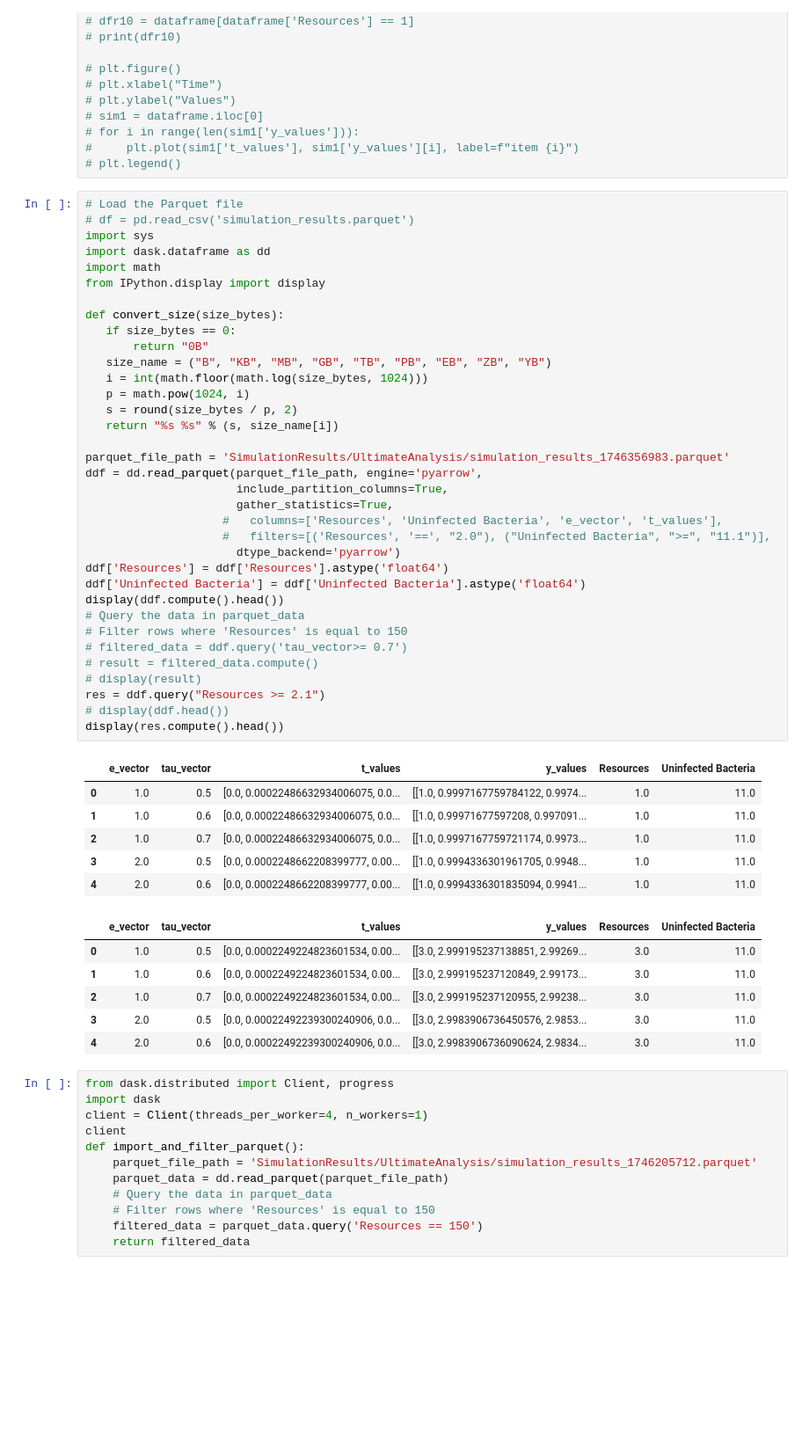
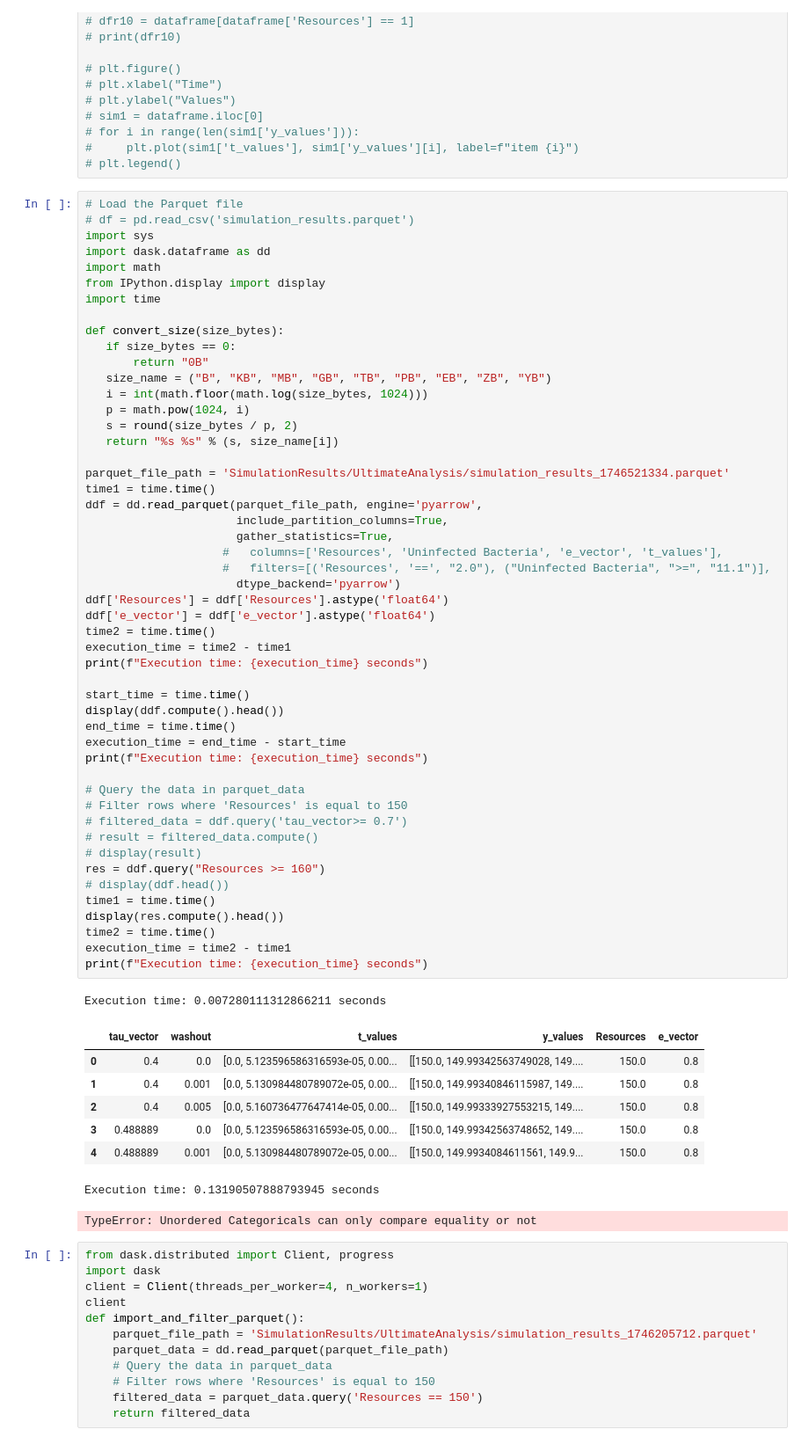
Before and after one commit to BiggusVickus/Master-Thesis, a Jupyter notebook: Untitled-1.ipynb, the cells around one changed output. Shown at 88% size. Saved outputs shown, nothing was run; the diff lists cells and outputs as text; blank space fills up the shorter version.

Commit message:
untitled 1 results

```diff
--- a/Untitled-1.ipynb
+++ b/Untitled-1.ipynb
@@ -246,48 +246,60 @@ visualizer.add_other_parameters(phage_nodes, bacteria_nodes, resource_nodes, int
 import sys
 import dask.dataframe as dd
 import math
 from IPython.display import display
+import time
 
 def convert_size(size_bytes):
    if size_bytes == 0:
        return "0B"
    size_name = ("B", "KB", "MB", "GB", "TB", "PB", "EB", "ZB", "YB")
    i = int(math.floor(math.log(size_bytes, 1024)))
    p = math.pow(1024, i)
    s = round(size_bytes / p, 2)
    return "%s %s" % (s, size_name[i])
 
-parquet_file_path = 'SimulationResults/UltimateAnalysis/simulation_results_1746356983.parquet'
+parquet_file_path = 'SimulationResults/UltimateAnalysis/simulation_results_1746521334.parquet'
+time1 = time.time()
 ddf = dd.read_parquet(parquet_file_path, engine='pyarrow',
                       include_partition_columns=True,
                       gather_statistics=True,
                     #   columns=['Resources', 'Uninfected Bacteria', 'e_vector', 't_values'],
                     #   filters=[('Resources', '==', "2.0"), ("Uninfected Bacteria", ">=", "11.1")],
                       dtype_backend='pyarrow')
 ddf['Resources'] = ddf['Resources'].astype('float64')
-ddf['Uninfected Bacteria'] = ddf['Uninfected Bacteria'].astype('float64')
+ddf['e_vector'] = ddf['e_vector'].astype('float64')
+time2 = time.time()
+execution_time = time2 - time1
+print(f"Execution time: {execution_time} seconds")
+
+start_time = time.time()
 display(ddf.compute().head())
+end_time = time.time()
+execution_time = end_time - start_time
+print(f"Execution time: {execution_time} seconds")
+
 # Query the data in parquet_data
 # Filter rows where 'Resources' is equal to 150
 # filtered_data = ddf.query('tau_vector>= 0.7')
 # result = filtered_data.compute()
 # display(result)
-res = ddf.query("Resources >= 2.1")
+res = ddf.query("Resources >= 160")
 # display(ddf.head())
+time1 = time.time()
 display(res.compute().head())
+time2 = time.time()
+execution_time = time2 - time1
+print(f"Execution time: {execution_time} seconds")
 # %% [output]
+Execution time: 0.007280111312866211 seconds
-|  | e_vector | tau_vector | t_values | y_values | Resources | Uninfected Bacteria |
-| 0 | 1.0 | 0.5 | [0.0, 0.00022486632934006075, 0.0... | [[1.0, 0.9997167759784122, 0.9974... | 1.0 | 11.0 |
-| 1 | 1.0 | 0.6 | [0.0, 0.00022486632934006075, 0.0... | [[1.0, 0.99971677597208, 0.997091... | 1.0 | 11.0 |
-| 2 | 1.0 | 0.7 | [0.0, 0.00022486632934006075, 0.0... | [[1.0, 0.9997167759721174, 0.9973... | 1.0 | 11.0 |
-| 3 | 2.0 | 0.5 | [0.0, 0.0002248662208399777, 0.00... | [[1.0, 0.9994336301961705, 0.9948... | 1.0 | 11.0 |
-| 4 | 2.0 | 0.6 | [0.0, 0.0002248662208399777, 0.00... | [[1.0, 0.9994336301835094, 0.9941... | 1.0 | 11.0 |
+|  | tau_vector | washout | t_values | y_values | Resources | e_vector |
+| 0 | 0.4 | 0.0 | [0.0, 5.123596586316593e-05, 0.00... | [[150.0, 149.99342563749028, 149.... | 150.0 | 0.8 |
+| 1 | 0.4 | 0.001 | [0.0, 5.130984480789072e-05, 0.00... | [[150.0, 149.99340846115987, 149.... | 150.0 | 0.8 |
+| 2 | 0.4 | 0.005 | [0.0, 5.160736477647414e-05, 0.00... | [[150.0, 149.99333927553215, 149.... | 150.0 | 0.8 |
+| 3 | 0.488889 | 0.0 | [0.0, 5.123596586316593e-05, 0.00... | [[150.0, 149.99342563748652, 149.... | 150.0 | 0.8 |
+| 4 | 0.488889 | 0.001 | [0.0, 5.130984480789072e-05, 0.00... | [[150.0, 149.9934084611561, 149.9... | 150.0 | 0.8 |
-|  | e_vector | tau_vector | t_values | y_values | Resources | Uninfected Bacteria |
-| 0 | 1.0 | 0.5 | [0.0, 0.0002249224823601534, 0.00... | [[3.0, 2.999195237138851, 2.99269... | 3.0 | 11.0 |
-| 1 | 1.0 | 0.6 | [0.0, 0.0002249224823601534, 0.00... | [[3.0, 2.999195237120849, 2.99173... | 3.0 | 11.0 |
-| 2 | 1.0 | 0.7 | [0.0, 0.0002249224823601534, 0.00... | [[3.0, 2.999195237120955, 2.99238... | 3.0 | 11.0 |
-| 3 | 2.0 | 0.5 | [0.0, 0.00022492239300240906, 0.0... | [[3.0, 2.9983906736450576, 2.9853... | 3.0 | 11.0 |
-| 4 | 2.0 | 0.6 | [0.0, 0.00022492239300240906, 0.0... | [[3.0, 2.9983906736090624, 2.9834... | 3.0 | 11.0 |
+Execution time: 0.13190507888793945 seconds
+TypeError: Unordered Categoricals can only compare equality or not
 # %%
 from dask.distributed import Client, progress
 import dask
```
Also changed, not shown: parts of 1 cell of this notebook.
